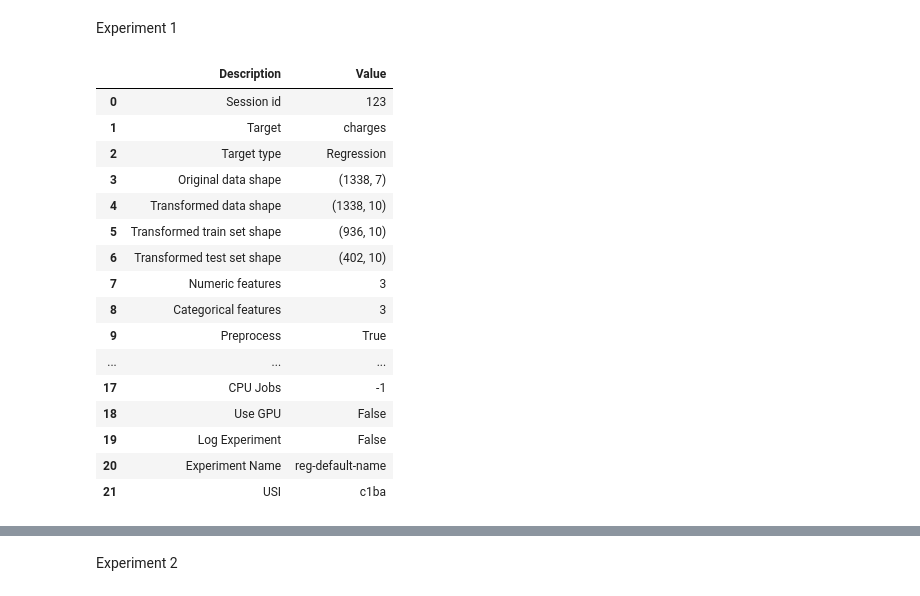
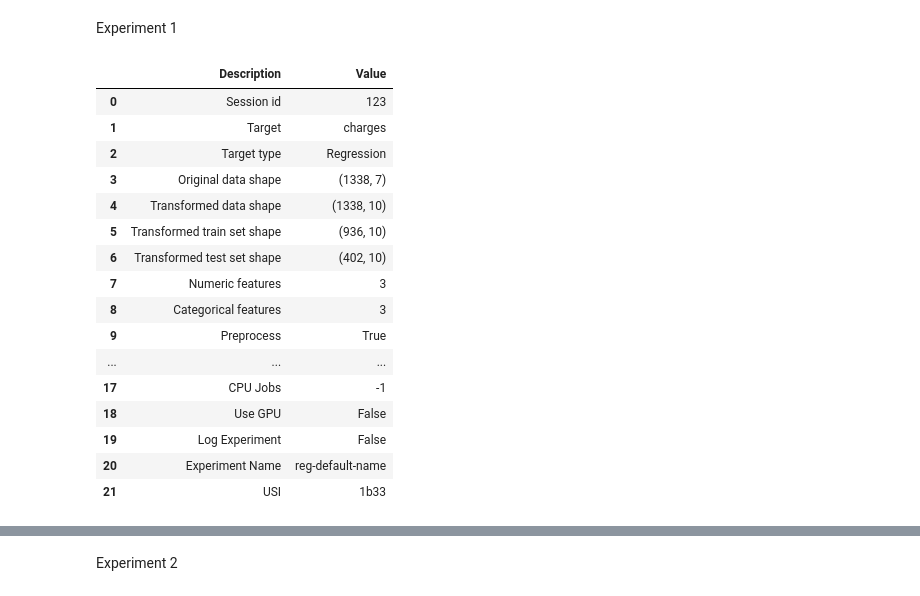
Before and after one commit to Yacaicedo6/proyecto_yan_hands_on, a Jupyter notebook: ml.ipynb, the cells around one changed output, grey strips where cells are left out. Saved outputs shown, nothing was run; the diff lists cells and outputs as text; code cells hidden in the pictures.

```diff
--- a/ml.ipynb
+++ b/ml.ipynb
@@ -16,24 +14,25 @@ Experiment 1
 # %%
 # init environment
 from pycaret.regression import *
-r1 = setup(insurance, target = 'charges', session_id = 123,)
-# %% [output]
-|  | Description | Value |
-| 0 | Session id | 123 |
-| 1 | Target | charges |
-| 2 | Target type | Regression |
-| 3 | Original data shape | (1338, 7) |
-| 4 | Transformed data shape | (1338, 10) |
-| 5 | Transformed train set shape | (936, 10) |
-| 6 | Transformed test set shape | (402, 10) |
-| 7 | Numeric features | 3 |
-| 8 | Categorical features | 3 |
-| 9 | Preprocess | True |
-| ... | ... | ... |
-| 17 | CPU Jobs | -1 |
-| 18 | Use GPU | False |
-| 19 | Log Experiment | False |
-| 20 | Experiment Name | reg-default-name |
-| 21 | USI | c1ba |
+# %%
+r1 = setup(data, target = 'charges', session_id = 123)
+# %% [output]
+|  | Description | Value |
+| 0 | Session id | 123 |
+| 1 | Target | charges |
+| 2 | Target type | Regression |
+| 3 | Original data shape | (1338, 7) |
+| 4 | Transformed data shape | (1338, 10) |
+| 5 | Transformed train set shape | (936, 10) |
+| 6 | Transformed test set shape | (402, 10) |
+| 7 | Numeric features | 3 |
+| 8 | Categorical features | 3 |
+| 9 | Preprocess | True |
+| ... | ... | ... |
+| 17 | CPU Jobs | -1 |
+| 18 | Use GPU | False |
+| 19 | Log Experiment | False |
+| 20 | Experiment Name | reg-default-name |
+| 21 | USI | 1b33 |
 # %%
 # train a model
```
Also changed, not shown: parts of 7 cells of this notebook, 4 other files.
